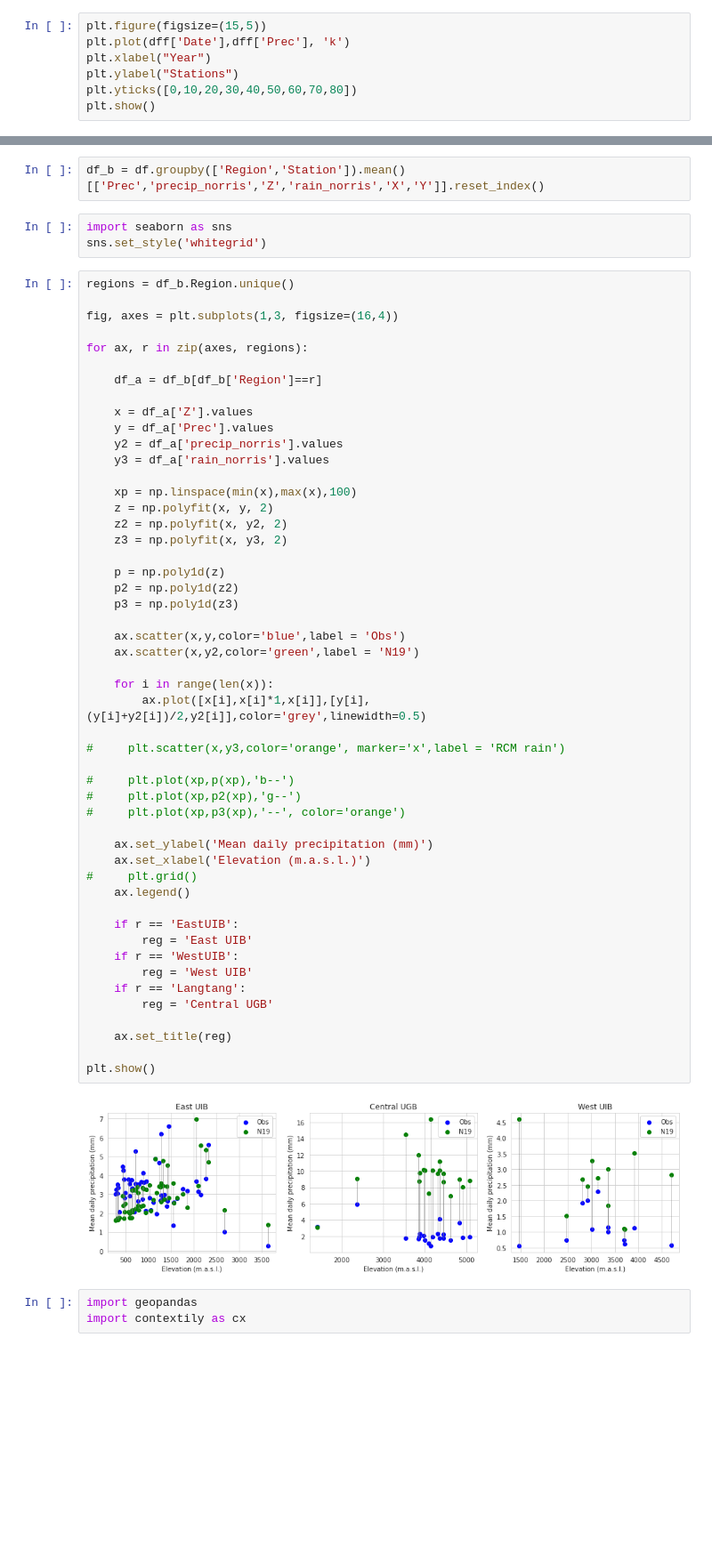
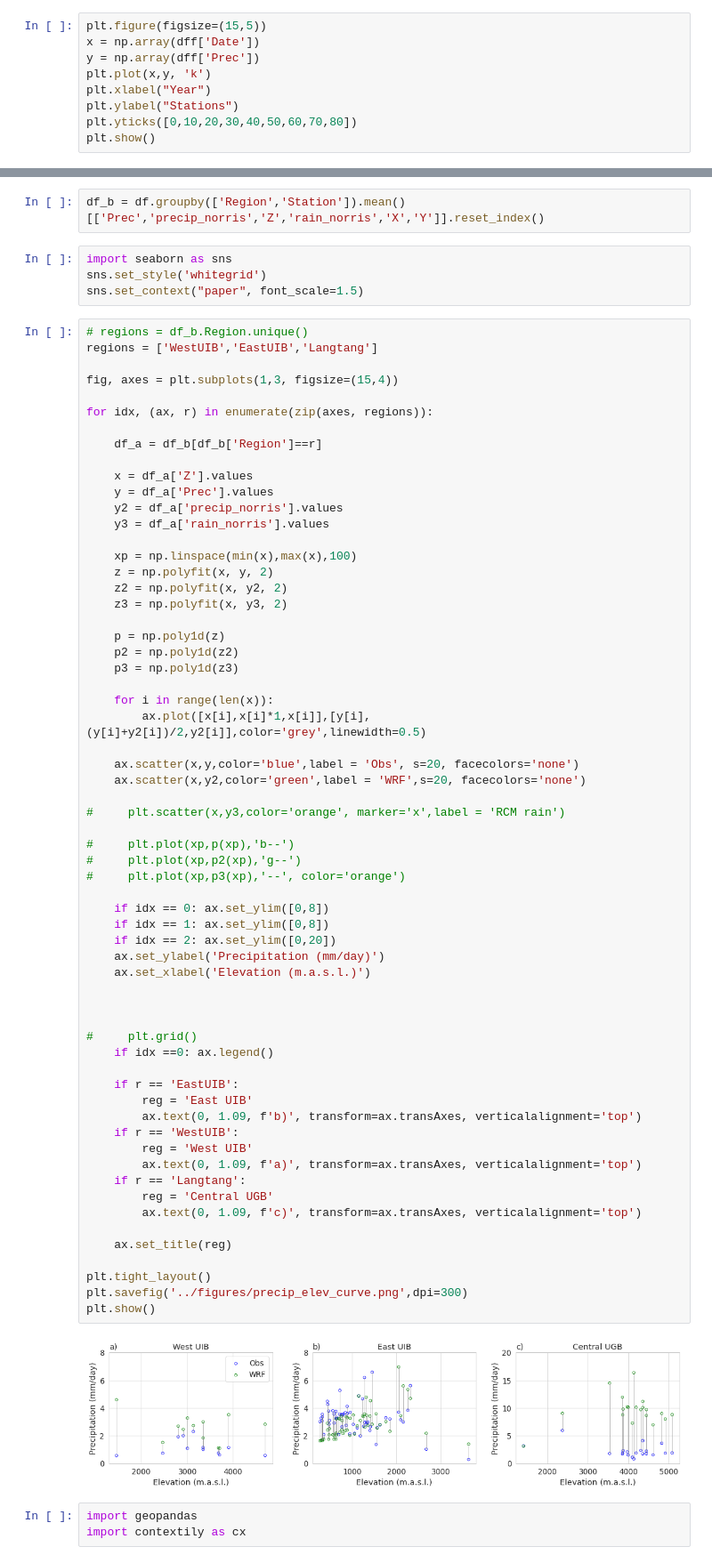
Before and after one commit to mgironamata/upper-indus-prec-bc, a Jupyter notebook: notebooks/figures.ipynb, the cells around one changed output, grey strips where cells are left out. Shown at 89% size. Saved outputs shown, nothing was run; the diff lists cells and outputs as text; blank space fills up the shorter version.

```diff
--- a/notebooks/figures.ipynb
+++ b/notebooks/figures.ipynb
@@ -38,7 +46,9 @@ dfg = df.groupby(['year','Region']).count().reset_index()
 dff = df.groupby(['Date']).count().reset_index()
 # %%
 plt.figure(figsize=(15,5))
-plt.plot(dff['Date'],dff['Prec'], 'k')
+x = np.array(dff['Date'])
+y = np.array(dff['Prec'])
+plt.plot(x,y, 'k')
 plt.xlabel("Year")
 plt.ylabel("Stations")
 plt.yticks([0,10,20,30,40,50,60,70,80])
@@ -111,12 +101,14 @@ df_b = df.groupby(['Region','Station']).mean()[['Prec','precip_norris','Z','rain
 # %%
 import seaborn as sns
 sns.set_style('whitegrid')
+sns.set_context("paper", font_scale=1.5)
 # %%
-regions = df_b.Region.unique()
+# regions = df_b.Region.unique()
+regions = ['WestUIB','EastUIB','Langtang']
 
-fig, axes = plt.subplots(1,3, figsize=(16,4))
+fig, axes = plt.subplots(1,3, figsize=(15,4))
 
-for ax, r in zip(axes, regions):
+for idx, (ax, r) in enumerate(zip(axes, regions)):
 
     df_a = df_b[df_b['Region']==r]
 
@@ -130,39 +122,50 @@ for ax, r in zip(axes, regions):
     z2 = np.polyfit(x, y2, 2)
     z3 = np.polyfit(x, y3, 2)
 
     p = np.poly1d(z)
     p2 = np.poly1d(z2)
     p3 = np.poly1d(z3)
 
-    ax.scatter(x,y,color='blue',label = 'Obs')
-    ax.scatter(x,y2,color='green',label = 'N19')
-
     for i in range(len(x)):
         ax.plot([x[i],x[i]*1,x[i]],[y[i],(y[i]+y2[i])/2,y2[i]],color='grey',linewidth=0.5)
+
+    ax.scatter(x,y,color='blue',label = 'Obs', s=20, facecolors='none')
+    ax.scatter(x,y2,color='green',label = 'WRF',s=20, facecolors='none')
 
 #     plt.scatter(x,y3,color='orange', marker='x',label = 'RCM rain')
 
 #     plt.plot(xp,p(xp),'b--')
 #     plt.plot(xp,p2(xp),'g--')
 #     plt.plot(xp,p3(xp),'--', color='orange')
 
-    ax.set_ylabel('Mean daily precipitation (mm)')
+    if idx == 0: ax.set_ylim([0,8])
+    if idx == 1: ax.set_ylim([0,8])
+    if idx == 2: ax.set_ylim([0,20])
+    ax.set_ylabel('Precipitation (mm/day)')
     ax.set_xlabel('Elevation (m.a.s.l.)')
+
+
+
 #     plt.grid()
-    ax.legend()
+    if idx ==0: ax.legend()
 
     if r == 'EastUIB':
         reg = 'East UIB'
+        ax.text(0, 1.09, f'b)', transform=ax.transAxes, verticalalignment='top')
     if r == 'WestUIB':
         reg = 'West UIB'
+        ax.text(0, 1.09, f'a)', transform=ax.transAxes, verticalalignment='top')
     if r == 'Langtang':
         reg = 'Central UGB'
+        ax.text(0, 1.09, f'c)', transform=ax.transAxes, verticalalignment='top')
 
     ax.set_title(reg)
 
+plt.tight_layout()
+plt.savefig('../figures/precip_elev_curve.png',dpi=300)
 plt.show()
 # %% [output]
-[figure, old version]
+[figure, new version]
 # %%
 import geopandas
 import contextily as cx
```
Also changed, not shown: parts of 6 cells of this notebook, 6 other files.
